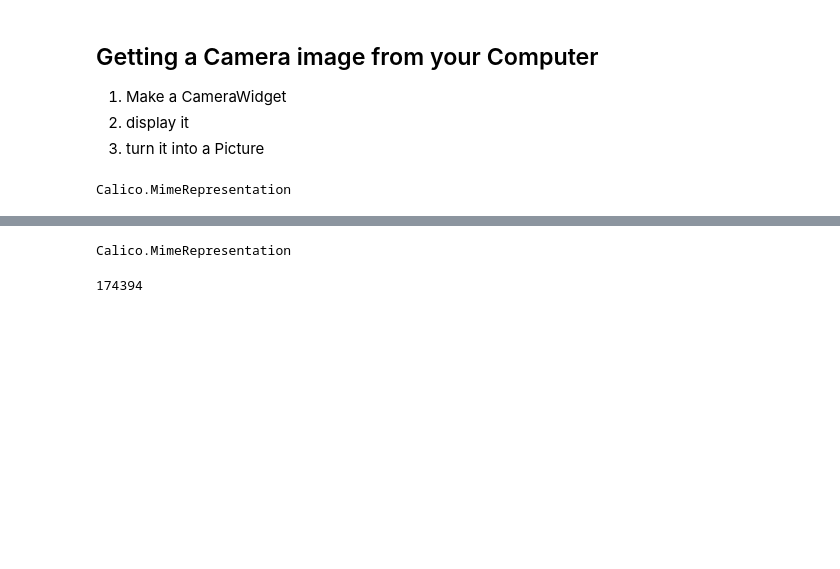
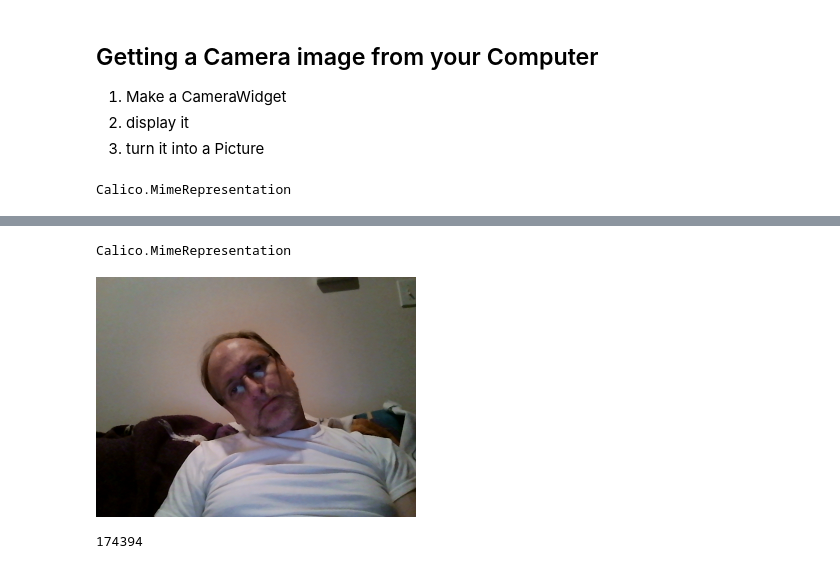
Before and after one commit to jarulsamy/calicolrc, a Jupyter notebook: notebooks/Password with Calico.ipynb, the cells around one changed output, grey strips where cells are left out. Drawn from its saved outputs; the diff is of its cells as text; code cells hidden in the pictures; blank space fills up the shorter version.

```diff
--- a/notebooks/Password with Calico.ipynb
+++ b/notebooks/Password with Calico.ipynb
@@ -19,5 +14,13 @@ calico.display(w)
-# %%
-import Graphics
-w.click()
-# %% [output]
-Calico.MimeRepresentation
+# %%
+import System.Threading
+from Graphics import Picture
+
+def takePicture():
+    event = System.Threading.ManualResetEvent(False)
+    def f(value_name, value):
+        global pic
+        pic = Picture(value)
+        event.Set()
+    w.on_value_change(f, "imageurl")
+    w.click(), event.WaitOne(500)
+    return pic
@@ -24,3 +29,8 @@ Calico.MimeRepresentation
+# %%
+takePicture()
+# %% [output]
+Calico.MimeRepresentation
+[figure, added]
 # %%
 len(w.imageurl)
 # %% [output]
```
Also changed, not shown: parts of 2 cells of this notebook, 7 other files.
